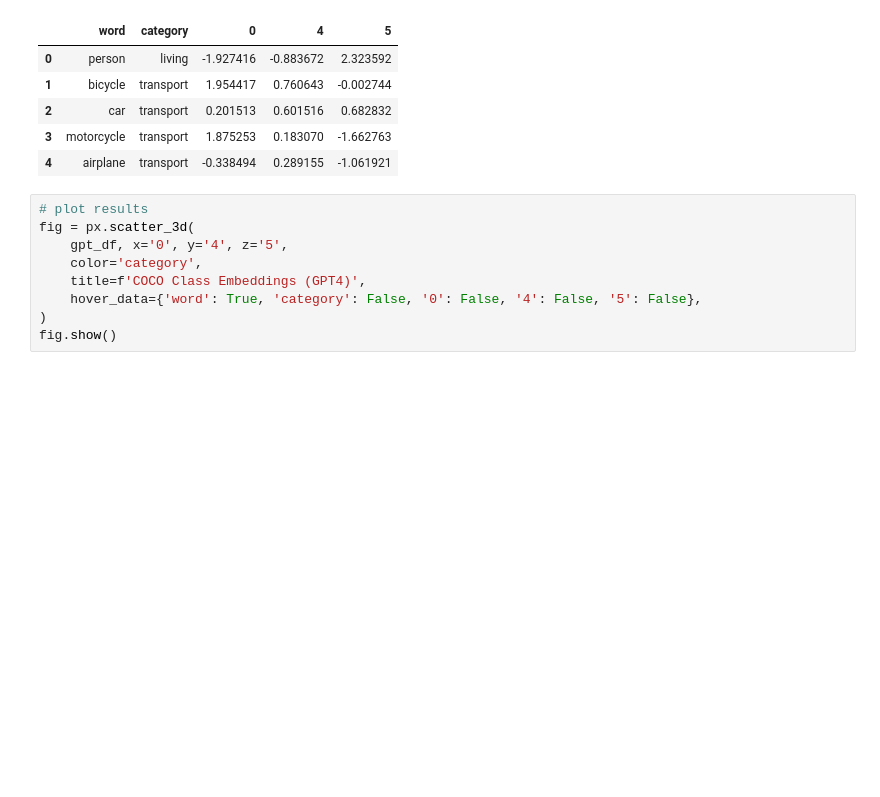
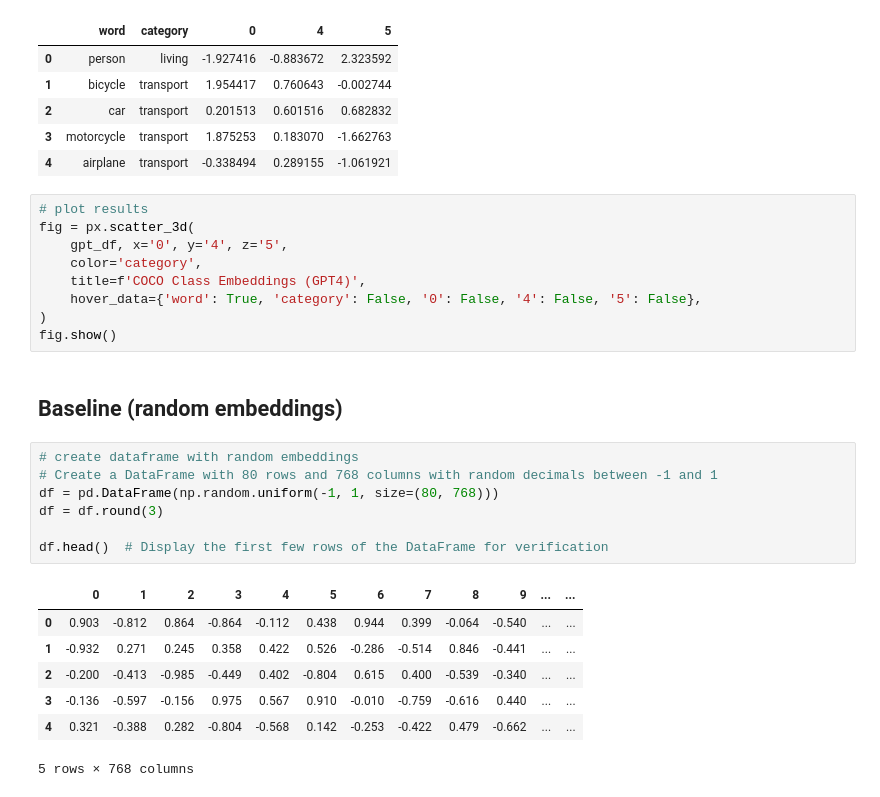
Before and after one commit to mattelim/interprexis-mit-6.8610-nlp, a Jupyter notebook: catherine_experiment.ipynb, the cells around one changed output. Drawn from its saved outputs; the diff is of its cells as text; blank space fills up the shorter version.

Commit message:
add baseline

```diff
--- a/catherine_experiment.ipynb
+++ b/catherine_experiment.ipynb
@@ -167,3 +165,20 @@ fig = px.scatter_3d(
     hover_data={'word': True, 'category': False, '0': False, '4': False, '5': False},
 )
 fig.show()
+# %% [markdown]
+## Baseline (random embeddings)
+# %%
+# create dataframe with random embeddings
+# Create a DataFrame with 80 rows and 768 columns with random decimals between -1 and 1
+df = pd.DataFrame(np.random.uniform(-1, 1, size=(80, 768)))
+df = df.round(3)
+
+df.head()  # Display the first few rows of the DataFrame for verification
+# %% [output]
+|  | 0 | 1 | 2 | 3 | 4 | 5 | 6 | 7 | 8 | 9 | ... | ... |
+| 0 | 0.903 | -0.812 | 0.864 | -0.864 | -0.112 | 0.438 | 0.944 | 0.399 | -0.064 | -0.540 | ... | ... |
+| 1 | -0.932 | 0.271 | 0.245 | 0.358 | 0.422 | 0.526 | -0.286 | -0.514 | 0.846 | -0.441 | ... | ... |
+| 2 | -0.200 | -0.413 | -0.985 | -0.449 | 0.402 | -0.804 | 0.615 | 0.400 | -0.539 | -0.340 | ... | ... |
+| 3 | -0.136 | -0.597 | -0.156 | 0.975 | 0.567 | 0.910 | -0.010 | -0.759 | -0.616 | 0.440 | ... | ... |
+| 4 | 0.321 | -0.388 | 0.282 | -0.804 | -0.568 | 0.142 | -0.253 | -0.422 | 0.479 | -0.662 | ... | ... |
+5 rows × 768 columns
```
Also changed, not shown: parts of 8 cells of this notebook, 1 other file.
